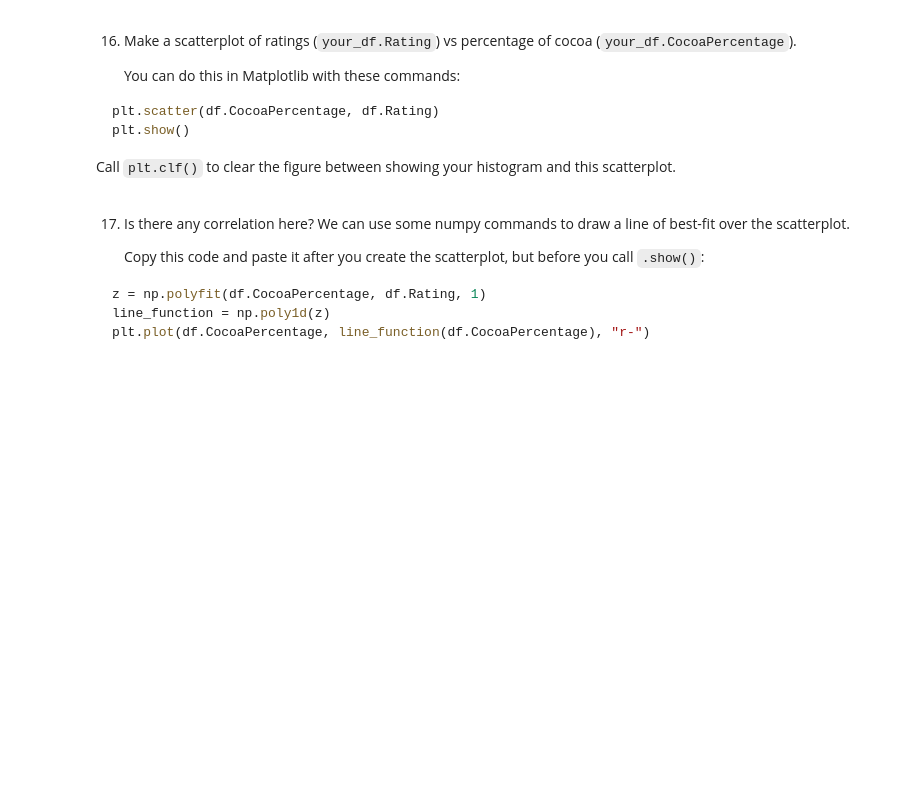
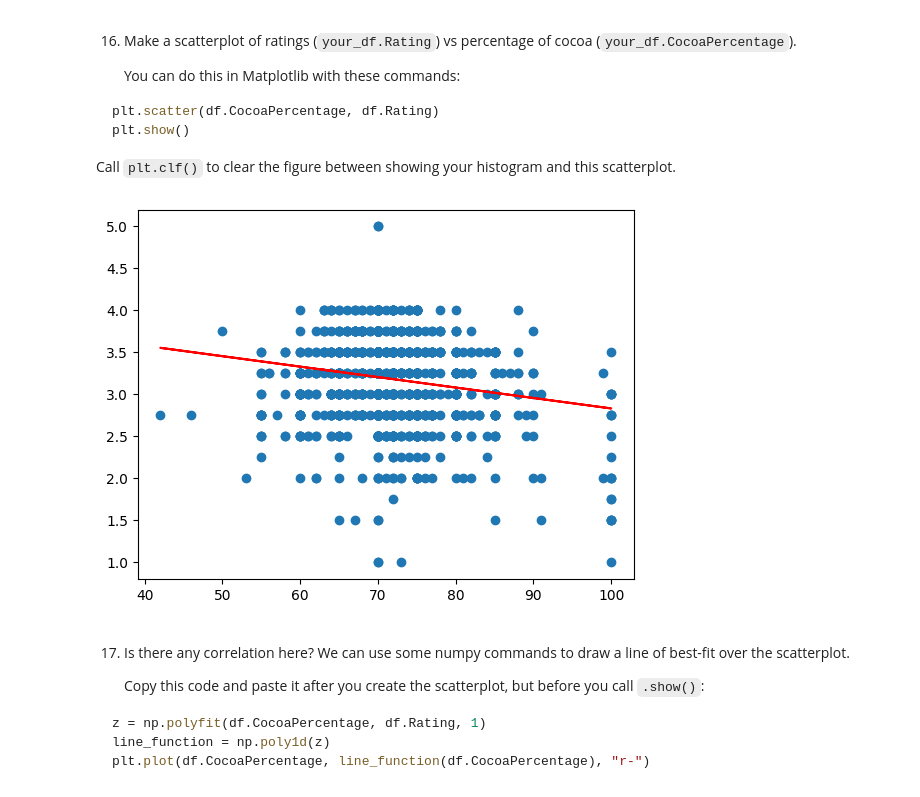
Before and after one commit to didacuscha/Scraping-Beautiful-Soop, a Jupyter notebook: [Chocolate Scraping with Beautiful Soup].ipynb, the cells around one changed output. Cells and saved outputs as stored; diff of their text form; code cells hidden in the pictures; blank space fills up the shorter version.

````diff
--- a/[Chocolate Scraping with Beautiful Soup].ipynb
+++ b/[Chocolate Scraping with Beautiful Soup].ipynb
@@ -104,2 +117,6 @@ plt.hist(ratings)
 # %% [markdown]
 12. Create a DataFrame with a column "Company" corresponding to your companies list, and a column "Ratings" corresponding to your ratings list.
+# %%
+dict = {"Company": companies, "Rating": ratings}
+df = pd.DataFrame.from_dict(dict)
+df.head()
@@ -117,3 +158,12 @@ plt.hist(ratings)
     It looks like the cocoa percentages are in the table under the Cocoa Percent column (note we are looking at cocoa not cocao!)
 
     Using the same methods you used in the last couple of tasks, create a list that contains all of the cocoa percentages. Store each percent as a float, after stripping off the `%` character.
+# %%
+# cocoa_percentage_data = soup.find_all(attrs={"Class": "CocoaPercent"})
+cocoa_percentage_data = soup.select(".CocoaPercent")
+cocoa_percentage = []
+
+for cocoa in cocoa_percentage_data[1:]:
+    cocoa_percentage.append(int(float(cocoa.string[:-1])))
+
+print(cocoa_percentage)
@@ -120,2 +172,5 @@ plt.hist(ratings)
 # %% [markdown]
 15. Add the cocoa percentages as a column called `"CocoaPercentage"` in the DataFrame that has companies and ratings in it.
+# %%
+df["CocoaPercentage"] = cocoa_percentage
+df.head()
@@ -130,6 +192,15 @@ plt.show()
 ```
 
 Call `plt.clf()` to clear the figure between showing your histogram and this scatterplot.
+# %%
+plt.cla()
+plt.scatter(df.CocoaPercentage, df.Rating)
+z = np.polyfit(df.CocoaPercentage, df.Rating, 1)
+line_function = np.poly1d(z)
+plt.plot(df.CocoaPercentage, line_function(df.CocoaPercentage), "r-")
+plt.show()
+# %% [output]
+[figure, added]
 # %% [markdown]
 17. Is there any correlation here? We can use some numpy commands to draw a line of best-fit over the scatterplot.
 
````
Also changed, not shown: parts of 14 cells of this notebook.
